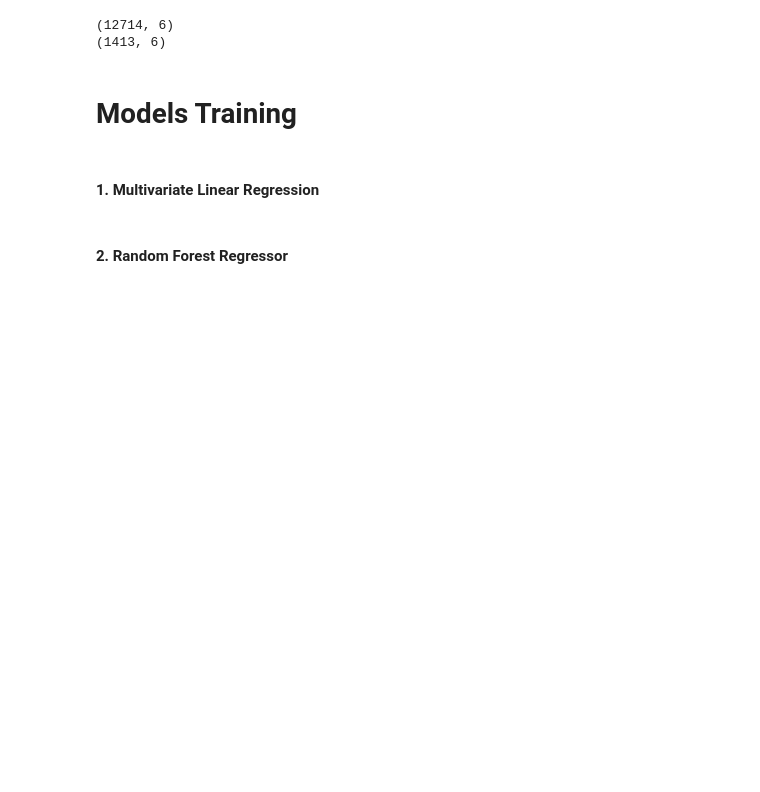
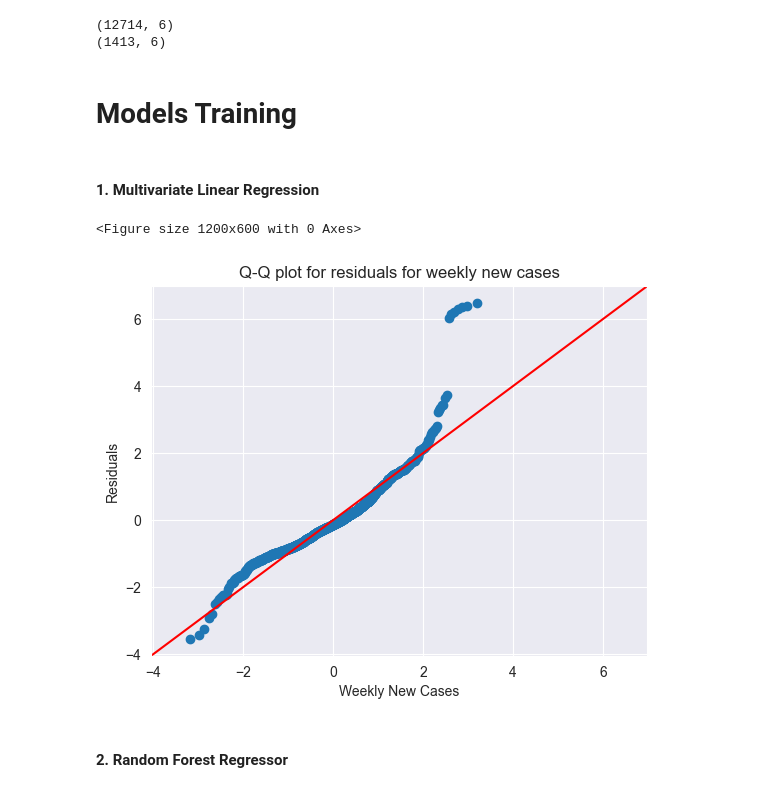
Before and after one commit to Zafarbek05/MLDA.CW.16417, a Jupyter notebook: notebooks/mlda.16417.ipynb, the cells around one changed output. Drawn from its saved outputs; the diff is of its cells as text; code cells hidden in the pictures; blank space fills up the shorter version.

Commit message:
Models trained

```diff
--- a/notebooks/mlda.16417.ipynb
+++ b/notebooks/mlda.16417.ipynb
@@ -401,7 +401,7 @@ df_final_ohe
 #### Final Columns Separation
 # %%
 # final columns
-final_columns = lagged_features + [col for col in df_final.columns if any(df_final[col].name.startswith(f'{cat}_') for cat in categorical_columns)]
+final_columns = lagged_features + [col for col in df_final.columns if any(df_final[col].name.startswith(f'{cat}_') for cat in CATEGORICAL_FEATURES)]
 
 X = df_final[final_columns]
 y = df_final[target_var]
@@ -449,6 +449,26 @@ print(X_test.shape)
 #### 1. Multivariate Linear Regression
 # %%
 from sklearn.linear_model import LinearRegression
+import statsmodels.api as sm
+
+# training
+model_mlr = LinearRegression()
+model_mlr.fit(X_train, y_train)
+
+# predicting
+y_pred_mlr = model_mlr.predict(X_test)
+
+# Q-Q plot for visualization
+residuals = y_test - y_pred_mlr
+plt.figure(figsize=(12, 6))
+sm.qqplot(residuals, line='45', fit=True)
+plt.title("Q-Q plot for residuals for weekly new cases")
+plt.xlabel('Weekly New Cases')
+plt.ylabel('Residuals')
+plt.show()
+# %% [output]
+<Figure size 1200x600 with 0 Axes>
+[figure, added]
 # %% [markdown]
 #### 2. Random Forest Regressor
 # %%
```
Also changed, not shown: parts of 2 cells of this notebook, 1 other file.
